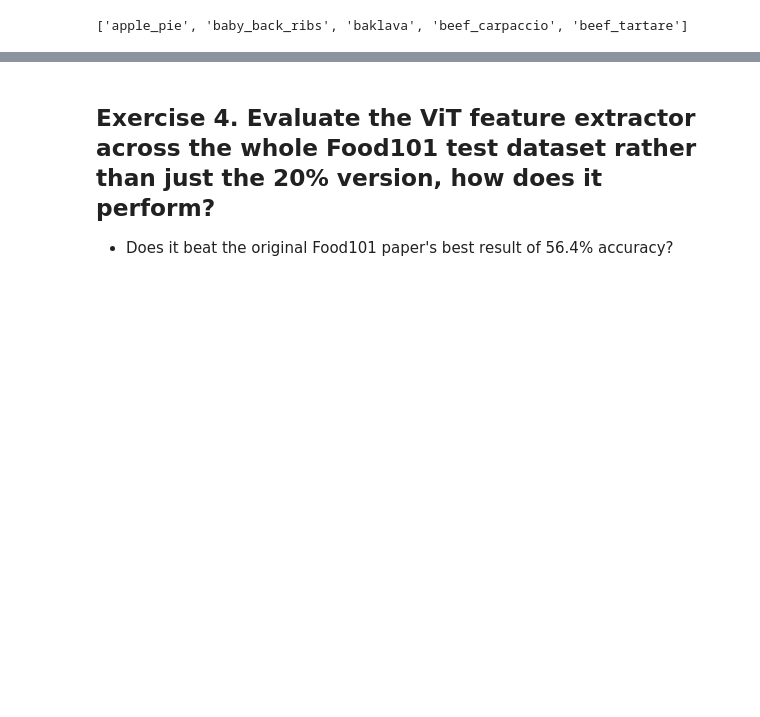
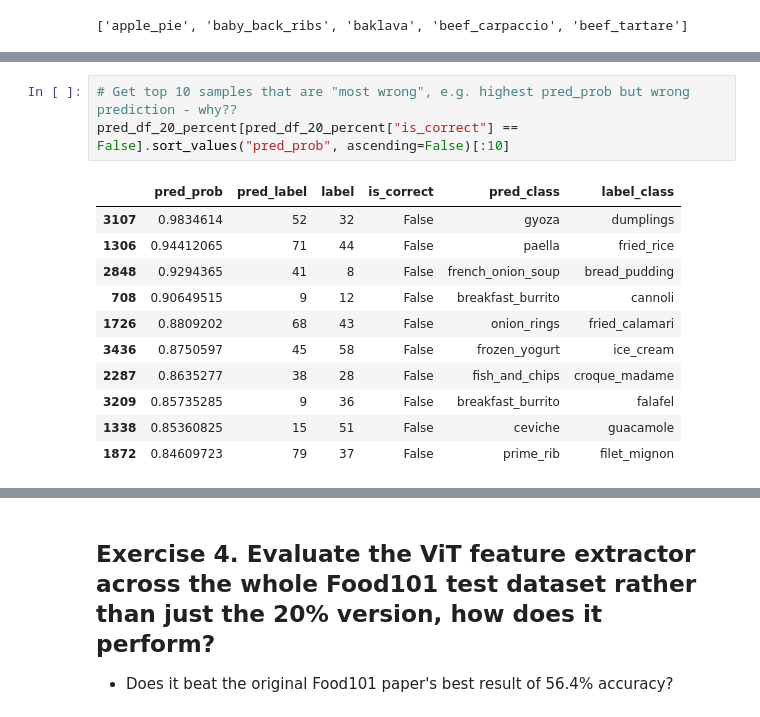
Before and after one commit to JoseJesusLaCasaNieto/Udemy, a Jupyter notebook: PyTorch_for_Deep_Learning_Bootcamp_Course/Model_Deployment/09_pytorch_model_deployment_exercises.ipynb, the cells around one changed output, grey strips where cells are left out. Saved outputs shown, nothing was run; the diff lists cells and outputs as text; blank space fills up the shorter version.

```diff
--- a/PyTorch_for_Deep_Learning_Bootcamp_Course/Model_Deployment/09_pytorch_model_deployment_exercises.ipynb
+++ b/PyTorch_for_Deep_Learning_Bootcamp_Course/Model_Deployment/09_pytorch_model_deployment_exercises.ipynb
@@ -856,0 +860,15 @@ pred_df_20_percent.head()
+# %%
+# Get top 10 samples that are "most wrong", e.g. highest pred_prob but wrong prediction - why??
+pred_df_20_percent[pred_df_20_percent["is_correct"] == False].sort_values("pred_prob", ascending=False)[:10]
+# %% [output]
+|  | pred_prob | pred_label | label | is_correct | pred_class | label_class |
+| 3107 | 0.9834614 | 52 | 32 | False | gyoza | dumplings |
+| 1306 | 0.94412065 | 71 | 44 | False | paella | fried_rice |
+| 2848 | 0.9294365 | 41 | 8 | False | french_onion_soup | bread_pudding |
+| 708 | 0.90649515 | 9 | 12 | False | breakfast_burrito | cannoli |
+| 1726 | 0.8809202 | 68 | 43 | False | onion_rings | fried_calamari |
+| 3436 | 0.8750597 | 45 | 58 | False | frozen_yogurt | ice_cream |
+| 2287 | 0.8635277 | 38 | 28 | False | fish_and_chips | croque_madame |
+| 3209 | 0.85735285 | 9 | 36 | False | breakfast_burrito | falafel |
+| 1338 | 0.85360825 | 15 | 51 | False | ceviche | guacamole |
+| 1872 | 0.84609723 | 79 | 37 | False | prime_rib | filet_mignon |
```
Also changed, not shown: parts of 18 cells of this notebook.
